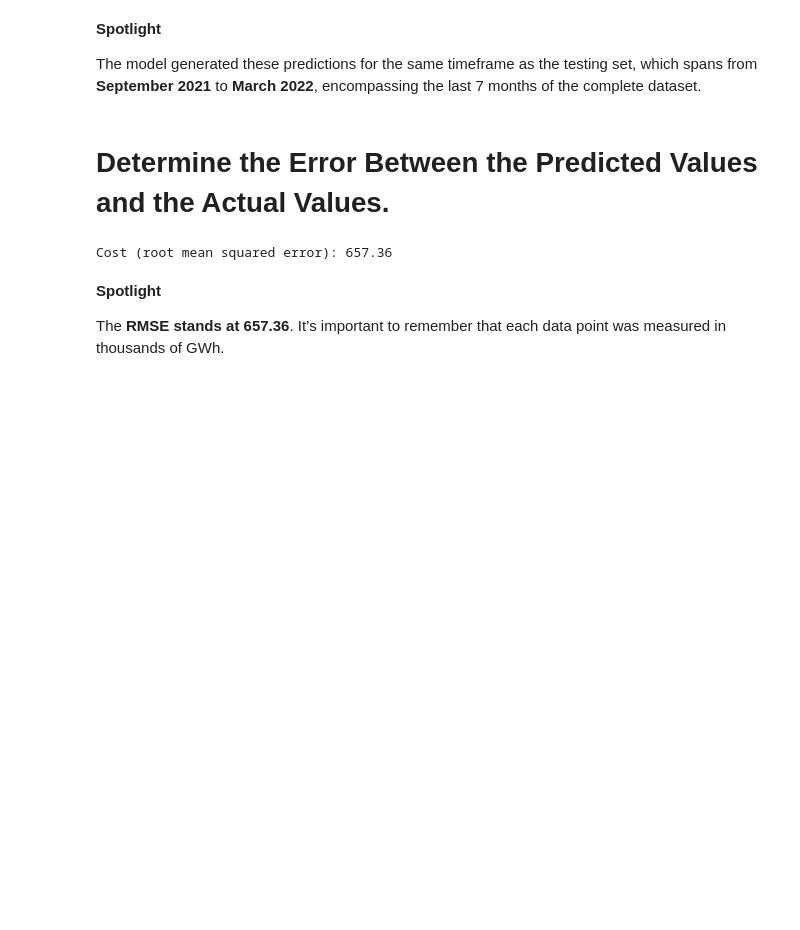
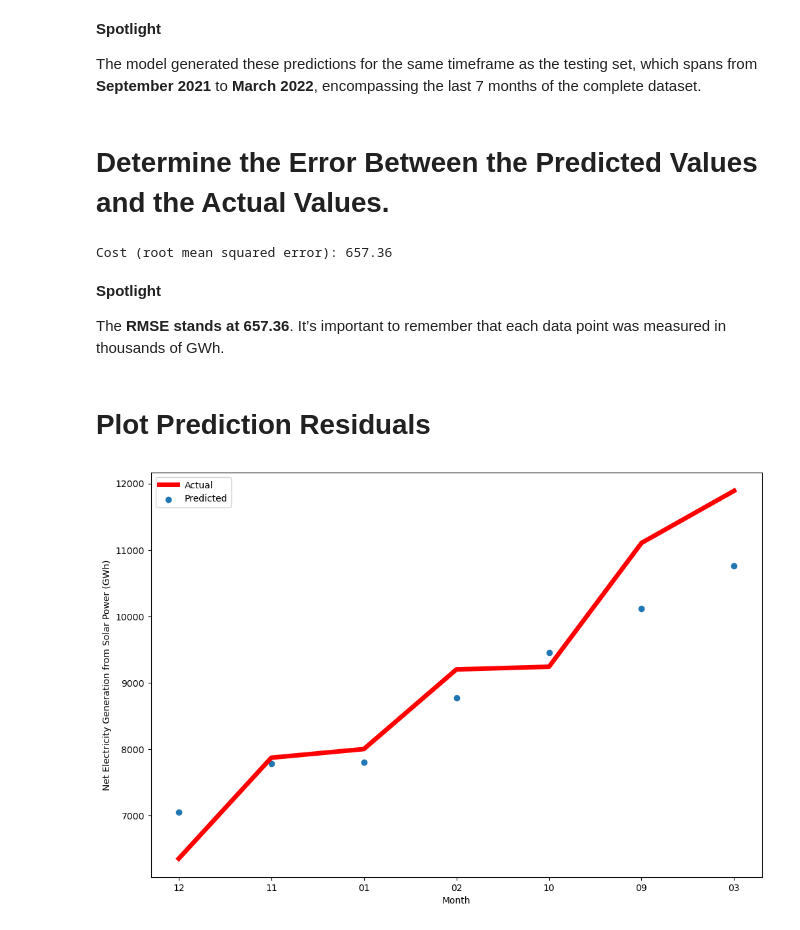
Before and after one commit to tyrantdavis/Forecasting-Solar-Power, a Jupyter notebook: SolarPower.ipynb, the cells around one changed output. Cells and saved outputs as stored; diff of their text form; code cells hidden in the pictures; blank space fills up the shorter version.

Commit message:
Plot prediction residuals.

```diff
--- a/SolarPower.ipynb
+++ b/SolarPower.ipynb
@@ -274,8 +274,8 @@ The next step will generate predictions that correspond to the time frame presen
 - The **end** parameter does the same for the final value.
 # %%
 # Generate forecasts that align with the duration present in the test set.
-preds = model_fit.predict(start=X_test.index[0], end=X_test.index[-1])
-preds
+predictions = model_fit.predict(start=X_test.index[0], end=X_test.index[-1])
+predictions
 # %% [output]
 2021-09    10117.965019
 2021-10     9452.071859
@@ -302,3 +302,41 @@ Cost (root mean squared error): 657.36
 **Spotlight**
 
 The **RMSE stands at 657.36**. It’s important to remember that each data point was measured in thousands of GWh.
+# %% [markdown]
+# Plot Prediction Residuals
+# %%
+def graph_prediction_residuals(X_test, predictions):
+    """Plots residuals of predicted electricity generation vs. actual electricity generation on test set."""
+
+    # Create data frame for plotting residuals.
+    residual_dataframe = pd.DataFrame()
+
+    residual_dataframe["ElectNetGen"] = X_test
+    residual_dataframe["ElectNetGen_Pred"] = predictions
+    residual_dataframe["residuals"] = (
+        residual_dataframe["ElectNetGen"] - residual_dataframe["ElectNetGen_Pred"]
+    )
+    residual_dataframe = residual_dataframe.sort_values("ElectNetGen")
+    residual_dataframe["month_num"] = list(
+        residual_dataframe.index.astype(str).str[-2:]
+    )
+
+    plt.figure(figsize=(12, 8))
+
+    plt.plot(
+        residual_dataframe["month_num"],
+        residual_dataframe["ElectNetGen"],
+        color="red",
+        linewidth=5,
+    )
+    plt.scatter(residual_dataframe["month_num"], residual_dataframe["ElectNetGen_Pred"])
+
+    plt.legend(["Actual", "Predicted"])
+    plt.ylabel("Net Electricity Generation from Solar Power (GWh)")
+    plt.xlabel("Month")
+    plt.show()
+
+
+graph_prediction_residuals(X_test, predictions.values)
+# %% [output]
+[figure, added]
```
Also changed, not shown: parts of 3 cells of this notebook.
